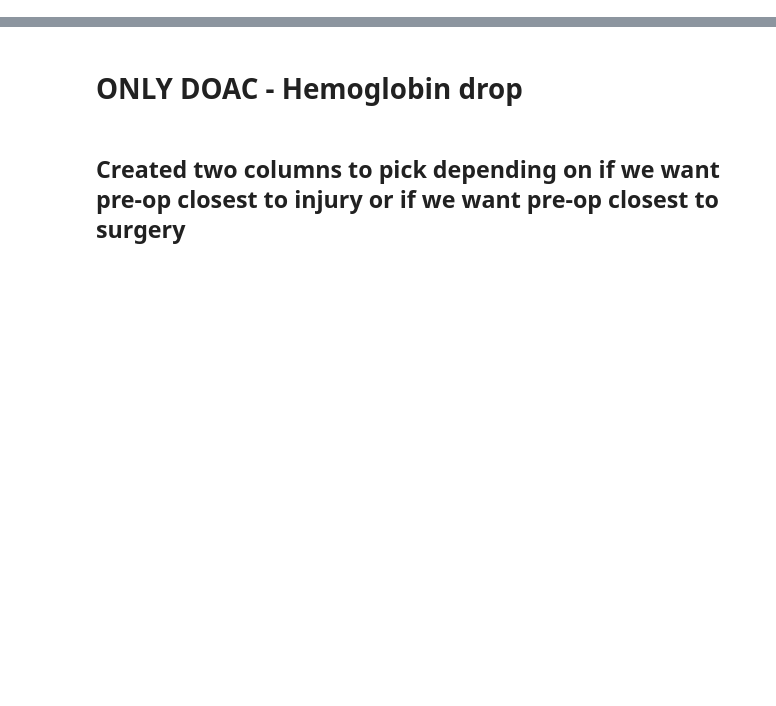
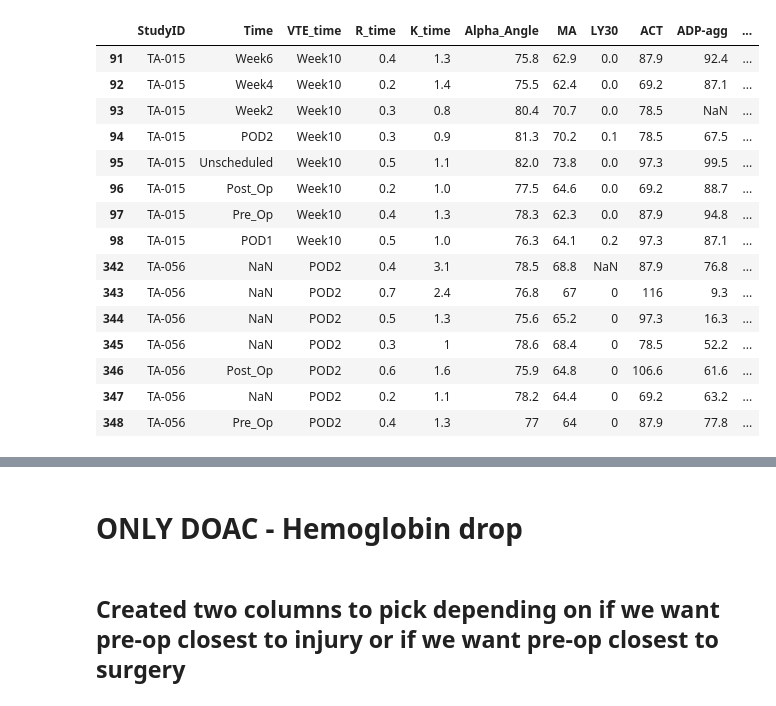
Before and after one commit to golpiraelmi/Classes, a Jupyter notebook: MyLittleProjcet_V2.ipynb, the cells around one changed output, grey strips where cells are left out. Drawn from its saved outputs; the diff is of its cells as text; code cells hidden in the pictures; blank space fills up the shorter version.

```diff
--- a/MyLittleProjcet_V2.ipynb
+++ b/MyLittleProjcet_V2.ipynb
@@ -148,0 +252,26 @@ df_pelvis_demo.head()[['StudyID','Surgery_date']]
+# %%
+import os
+import pandas as pd
+from dotenv import load_dotenv
+from redcap.project import Project
+import numpy as np
+import warnings
+warnings.simplefilter("ignore")
+from IPython.display import display, HTML
+import sys
+sys.path.append("/Users/golpira/Python/University of Calgary/RedCap-API-Git/RedCap_StudyLoader")
+from redcap_classes_V2 import RedcapProcessor #, Record, BloodDraw
+from my_functions import display_summary_tables,display_value_counts_per_study, my_tableone, analyze_hgb, plot_variables_over_time, hemoglobin_prior_to_first_rbc
+
+### Teg-Hip
+load_dotenv()
+api_url = os.getenv("REDCAP_URL")
+api_key_hip = os.getenv("REDCAP_HIP_ARTHOPLASTY")
+
+p5 = RedcapProcessor(api_url, api_key_hip)
+df_hip_artho_original = p5.fetch_and_process()
+
+df_hip_artho_demo=p5.get_all_demographics()
+df_hip_artho_lab, df_hip_artho_teg = p5.get_all_labs()
+
+# Everyone was enrolled on the date  of surgery! Preop blood and enrolment days are the same!
@@ -148,0 +300,19 @@ df_pelvis_demo.head()[['StudyID','Surgery_date']]
+# %%
+df_hip_artho_teg[df_hip_artho_teg['VTE']=='Yes'][['StudyID','Time','VTE_time','R_time', 'K_time','Alpha_Angle', 'MA','LY30', 'ACT','ADP-agg', 'ADP-inh','ADP-ma','AA-agg','AA-inh','AA-ma','CFF-MA','ACTF-MA','CFF-A10','CFF-FLEV']]
+# %% [output]
+|  | StudyID | Time | VTE_time | R_time | K_time | Alpha_Angle | MA | LY30 | ACT | ADP-agg | ... |
+| 91 | TA-015 | Week6 | Week10 | 0.4 | 1.3 | 75.8 | 62.9 | 0.0 | 87.9 | 92.4 | ... |
+| 92 | TA-015 | Week4 | Week10 | 0.2 | 1.4 | 75.5 | 62.4 | 0.0 | 69.2 | 87.1 | ... |
+| 93 | TA-015 | Week2 | Week10 | 0.3 | 0.8 | 80.4 | 70.7 | 0.0 | 78.5 | NaN | ... |
+| 94 | TA-015 | POD2 | Week10 | 0.3 | 0.9 | 81.3 | 70.2 | 0.1 | 78.5 | 67.5 | ... |
+| 95 | TA-015 | Unscheduled | Week10 | 0.5 | 1.1 | 82.0 | 73.8 | 0.0 | 97.3 | 99.5 | ... |
+| 96 | TA-015 | Post_Op | Week10 | 0.2 | 1.0 | 77.5 | 64.6 | 0.0 | 69.2 | 88.7 | ... |
+| 97 | TA-015 | Pre_Op | Week10 | 0.4 | 1.3 | 78.3 | 62.3 | 0.0 | 87.9 | 94.8 | ... |
+| 98 | TA-015 | POD1 | Week10 | 0.5 | 1.0 | 76.3 | 64.1 | 0.2 | 97.3 | 87.1 | ... |
+| 342 | TA-056 | NaN | POD2 | 0.4 | 3.1 | 78.5 | 68.8 | NaN | 87.9 | 76.8 | ... |
+| 343 | TA-056 | NaN | POD2 | 0.7 | 2.4 | 76.8 | 67 | 0 | 116 | 9.3 | ... |
+| 344 | TA-056 | NaN | POD2 | 0.5 | 1.3 | 75.6 | 65.2 | 0 | 97.3 | 16.3 | ... |
+| 345 | TA-056 | NaN | POD2 | 0.3 | 1 | 78.6 | 68.4 | 0 | 78.5 | 52.2 | ... |
+| 346 | TA-056 | Post_Op | POD2 | 0.6 | 1.6 | 75.9 | 64.8 | 0 | 106.6 | 61.6 | ... |
+| 347 | TA-056 | NaN | POD2 | 0.2 | 1.1 | 78.2 | 64.4 | 0 | 69.2 | 63.2 | ... |
+| 348 | TA-056 | Pre_Op | POD2 | 0.4 | 1.3 | 77 | 64 | 0 | 87.9 | 77.8 | ... |
```
Also changed, not shown: parts of 60 cells of this notebook, 2 other files.
